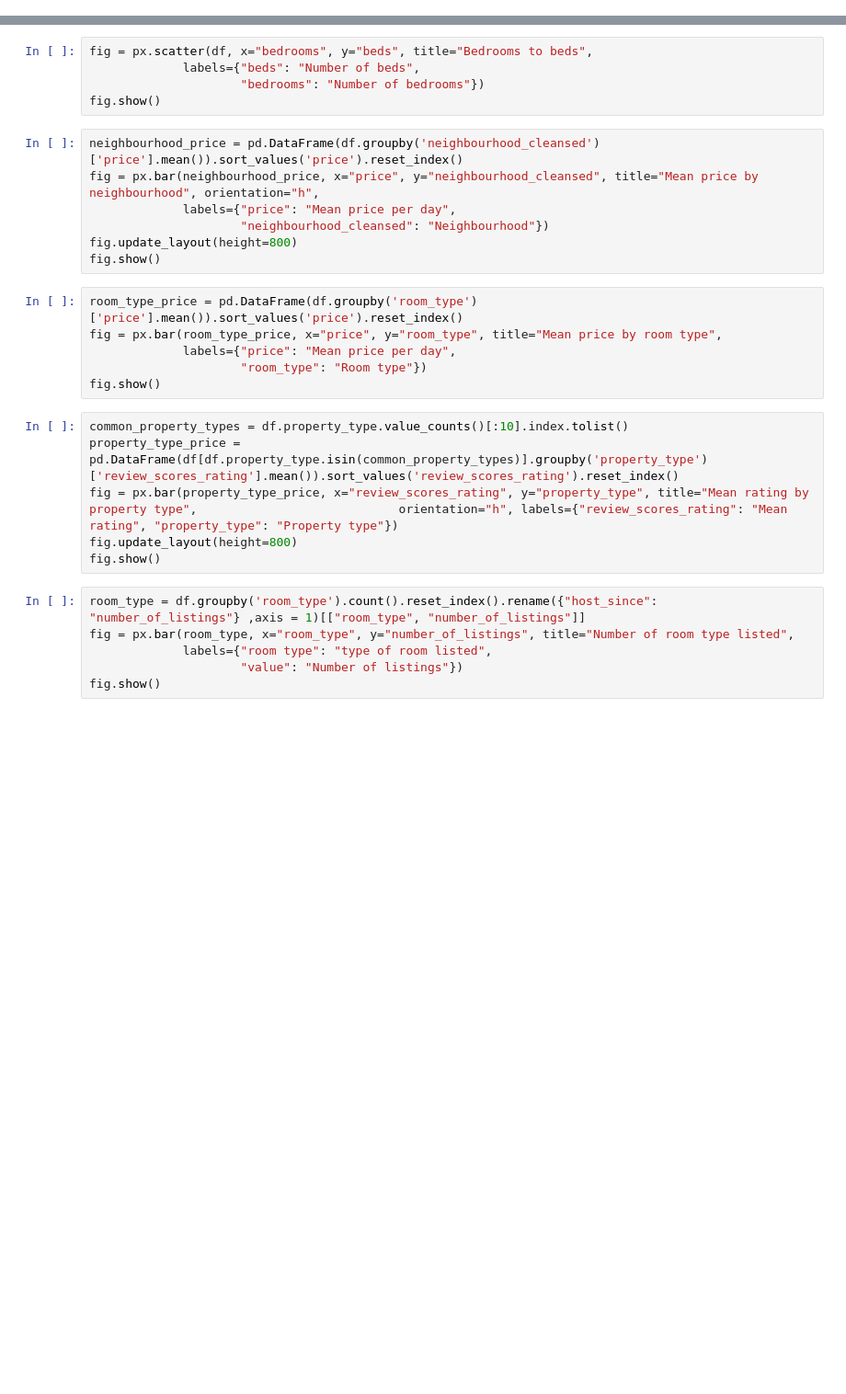
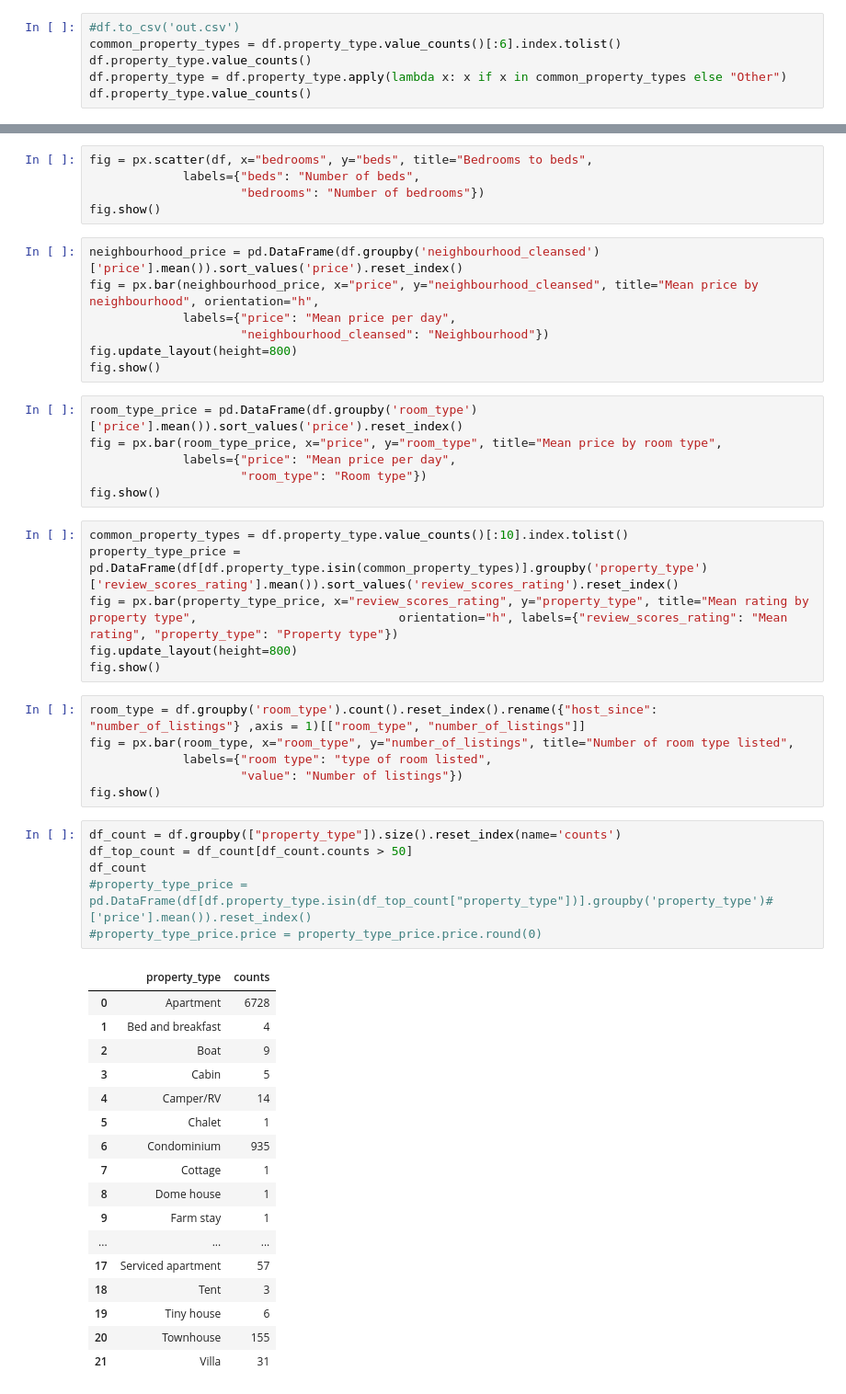
Before and after one commit to bendiknordeng/Applied-data-science, a Jupyter notebook: listings.ipynb, the cells around one changed output, grey strips where cells are left out. Shown: that part at 92% size. Drawn from its saved outputs; the diff is of its cells as text; blank space fills up the shorter version.

```diff
--- a/explore.ipynb
+++ b/listings.ipynb
@@ -26,0 +27,6 @@ memory usage: 2.8+ MB
+# %%
+#df.to_csv('out.csv')
+common_property_types = df.property_type.value_counts()[:6].index.tolist()
+df.property_type.value_counts()
+df.property_type = df.property_type.apply(lambda x: x if x in common_property_types else "Other")
+df.property_type.value_counts()
@@ -80,3 +97,27 @@ fig = px.bar(room_type, x="room_type", y="number_of_listings", title="Number of
              labels={"room type": "type of room listed",
                      "value": "Number of listings"})
 fig.show()
+# %%
+df_count = df.groupby(["property_type"]).size().reset_index(name='counts')
+df_top_count = df_count[df_count.counts > 50]
+df_count
+#property_type_price = pd.DataFrame(df[df.property_type.isin(df_top_count["property_type"])].groupby('property_type')#['price'].mean()).reset_index()
+#property_type_price.price = property_type_price.price.round(0)
+# %% [output]
+|  | property_type | counts |
+| 0 | Apartment | 6728 |
+| 1 | Bed and breakfast | 4 |
+| 2 | Boat | 9 |
+| 3 | Cabin | 5 |
+| 4 | Camper/RV | 14 |
+| 5 | Chalet | 1 |
+| 6 | Condominium | 935 |
+| 7 | Cottage | 1 |
+| 8 | Dome house | 1 |
+| 9 | Farm stay | 1 |
+| ... | ... | ... |
+| 17 | Serviced apartment | 57 |
+| 18 | Tent | 3 |
+| 19 | Tiny house | 6 |
+| 20 | Townhouse | 155 |
+| 21 | Villa | 31 |
```
Also changed, not shown: parts of 5 cells of this notebook, 3 other files.
